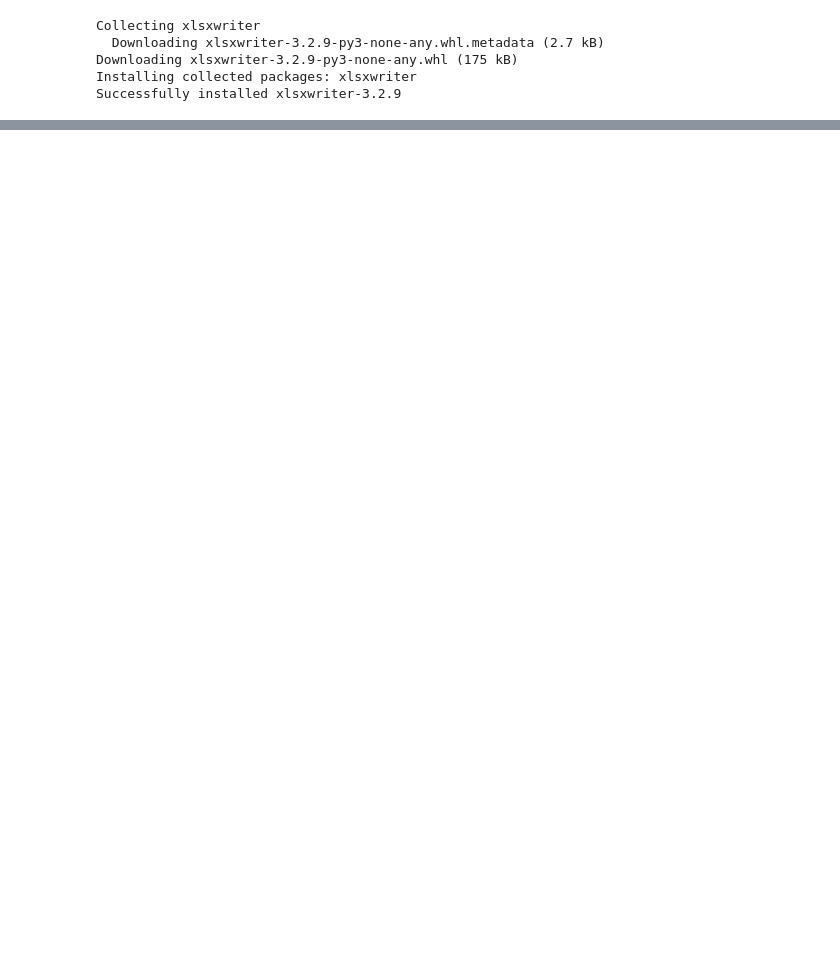
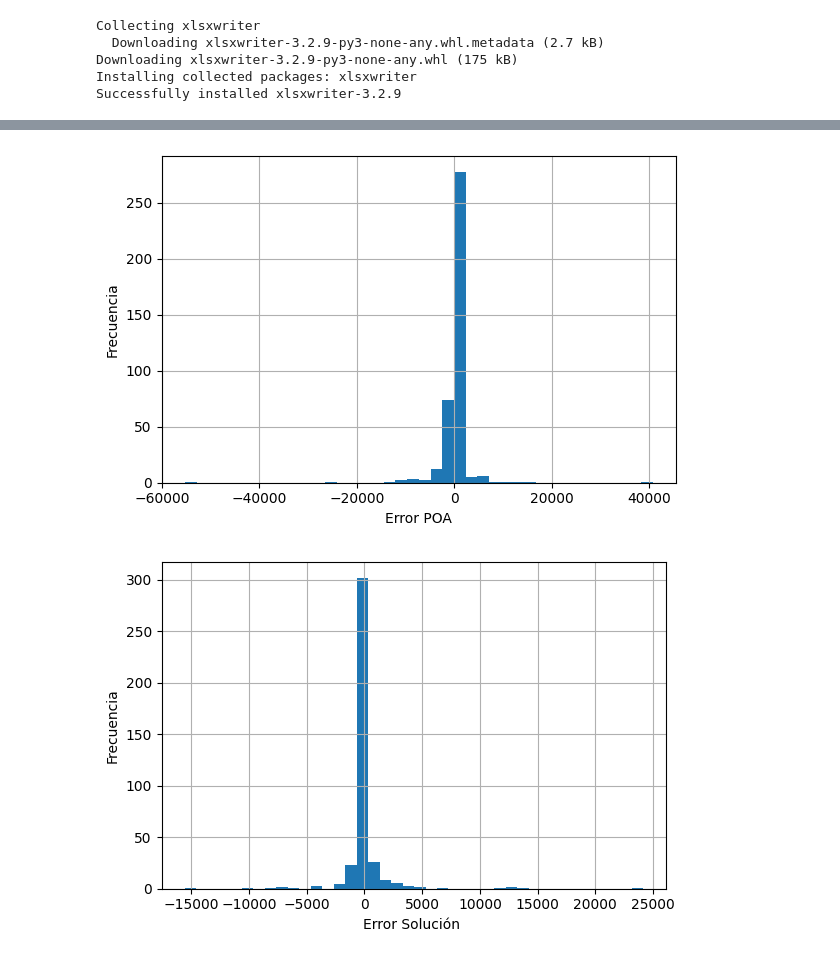
Before and after one commit to martinmjc/farmacias, a Jupyter notebook: bwoFase4.ipynb, the cells around one changed output, grey strips where cells are left out. Cells and saved outputs as stored; diff of their text form; code cells hidden in the pictures; blank space fills up the shorter version.

```diff
--- a/bwoFase4.ipynb
+++ b/bwoFase4.ipynb
@@ -814,0 +1001,30 @@ Listo, guardado en: /content/drive/MyDrive/Colab Notebooks/resultados_optimizaci
+# %%
+#3.3. Gráfico 3: Histograma de errores (dos versiones)
+# Error  POA vs Consumo real
+plt.figure(figsize=(6,4))
+plt.hist(df_base["e_POA"].dropna(), bins=40)
+plt.xlabel("Error POA")
+plt.ylabel("Frecuencia")
+#plt.title("Distribución del error de POA vs real")
+plt.grid(True)
+plt.tight_layout()
+plt.show()
+
+# Error Consumo real vs solucion
+plt.figure(figsize=(6,4))
+plt.hist(df_base["e_w"].dropna(), bins=40)
+plt.xlabel("Error Solución ")
+plt.ylabel("Frecuencia")
+#plt.title("Distribución del error Solucion vs real")
+plt.grid(True)
+plt.tight_layout()
+plt.show()
+
+#Interpretación en texto:
+#Si el histograma está centrado cerca de 0 ⇒ poco sesgo.
+#Desplazado a la derecha ⇒ sobrecompra/sobreestimación.
+#A la izquierda ⇒ subcompra/subestimación.
+#Dispersión alta ⇒ inestabilidad del modelo en algunos medicamentos.
+# %% [output]
+[figure, added]
+[figure, added]
```
Also changed, not shown: parts of 30 cells of this notebook, 4 other files.
